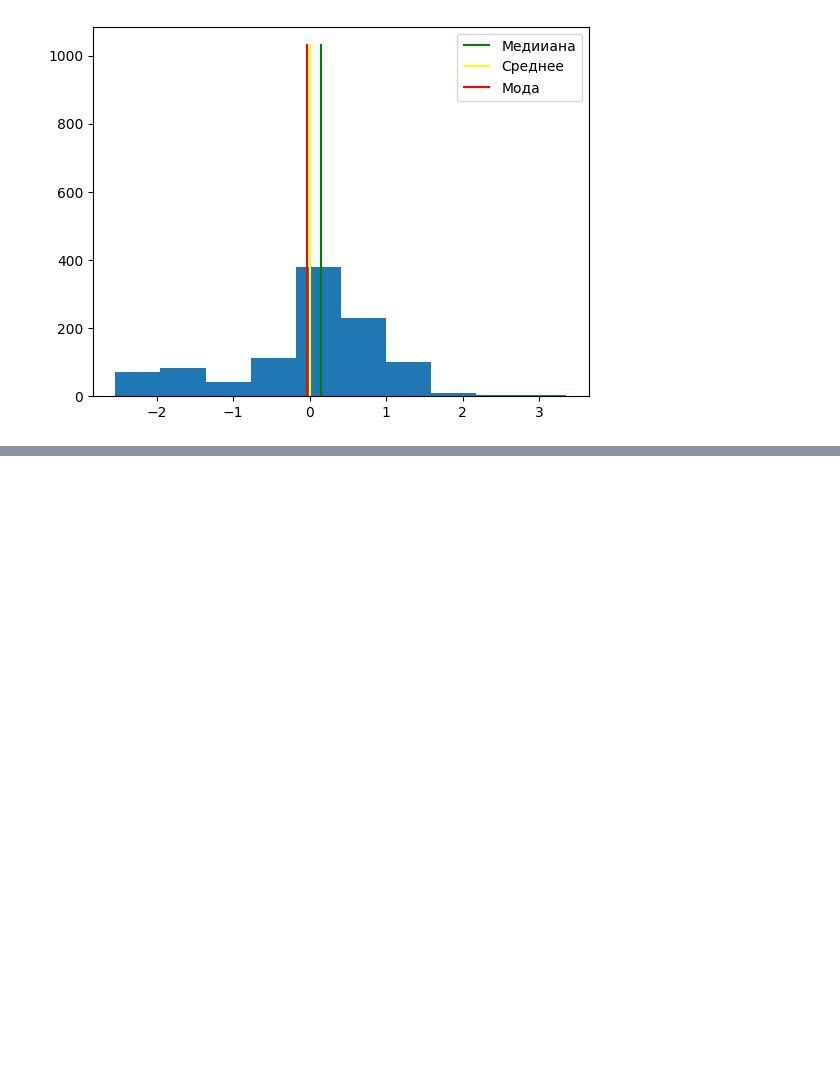
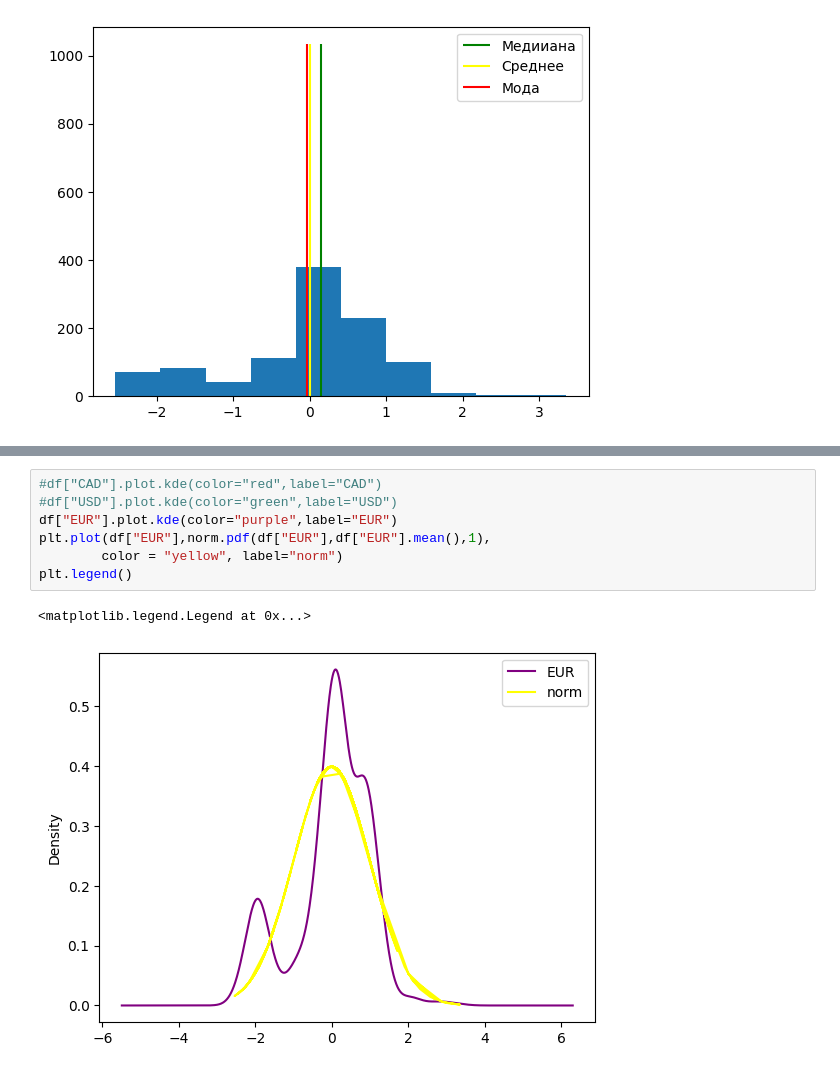
Before and after one commit to mmonastyrskiy/7_sem, a Jupyter notebook: ML/lab/lab2/Lab2.ipynb, the cells around one changed output, grey strips where cells are left out. Saved outputs shown, nothing was run; the diff lists cells and outputs as text; blank space fills up the shorter version.

```diff
--- a/ML/lab/lab2/Lab2.ipynb
+++ b/ML/lab/lab2/Lab2.ipynb
@@ -88,0 +126,10 @@ plt.legend()
+# %%
+#df["CAD"].plot.kde(color="red",label="CAD")
+#df["USD"].plot.kde(color="green",label="USD")
+df["EUR"].plot.kde(color="purple",label="EUR")
+plt.plot(df["EUR"],norm.pdf(df["EUR"],df["EUR"].mean(),1),
+        color = "yellow", label="norm")
+plt.legend()
+# %% [output]
+<matplotlib.legend.Legend at 0x...>
+[figure, added]
```
Also changed, not shown: parts of 6 cells of this notebook.
